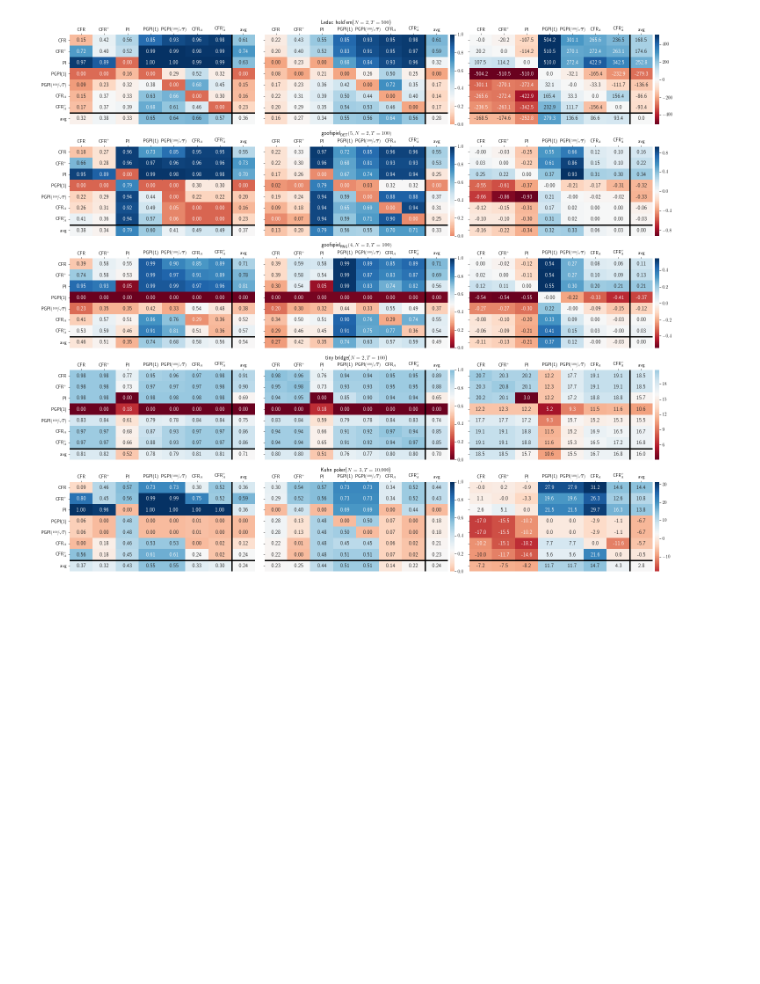
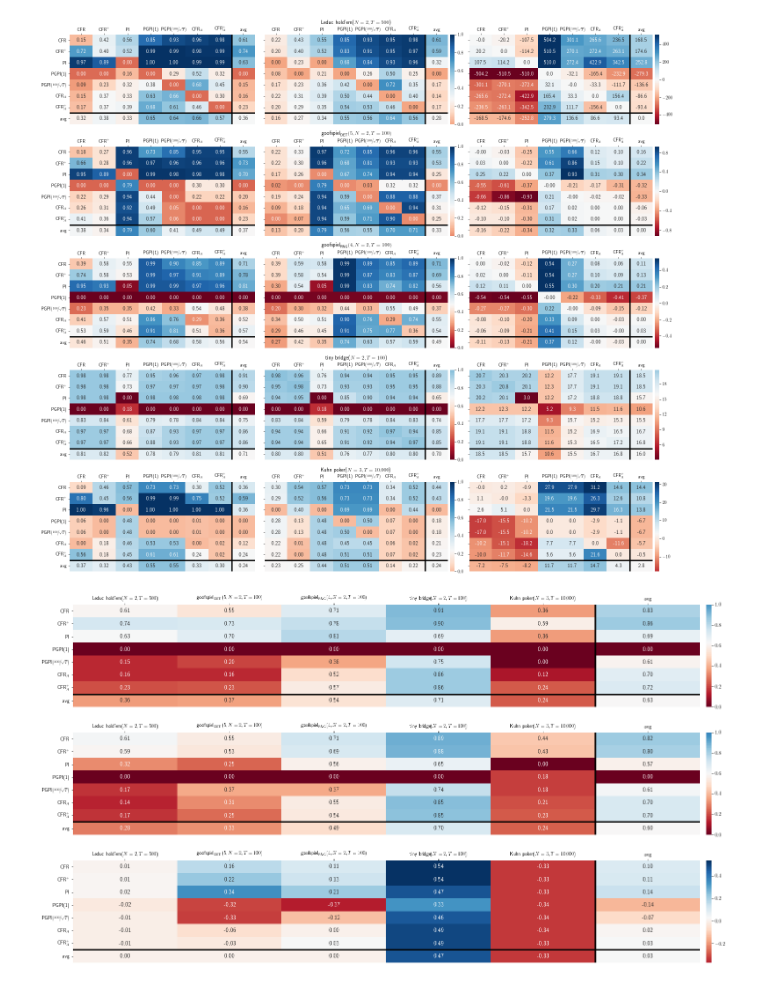
Before and after one commit to dmorrill10/hr_edl_experiments, a Jupyter notebook: mal_cfr_data.ipynb, the cells around one changed output. Cells and saved outputs as stored; diff of their text form; code cells hidden in the pictures; blank space fills up the shorter version.

Commit message:
Add heatmaps of avg performance.

```diff
--- a/mal_cfr_data.ipynb
+++ b/mal_cfr_data.ipynb
@@ -289,3 +353,35 @@ fig.savefig(f'results/heatmaps.aug21_2020.pdf')
 plt.show()
 # %% [output]
 [figure]
+# %%
+fig, axes_list = plt.subplots(
+    3,
+    1,
+    sharex=True,
+    sharey=True,
+    squeeze=True,
+    figsize=(20, 3.5 * 3))
+br_percentage_heatmap_avg(
+    data.query('mode == "fixed"').pivot(index='col_alg', columns=['row_alg', 'game_tag'], values='value').mean().unstack(),
+    ax=axes_list[0],
+    cbar_kws={'fraction': 0.05, 'pad': 0.01}
+)
+df_shuffled = data.query('mode == "shuffled"').pivot(index='seed', columns=['row_alg', 'game_tag', 'col_alg'], values='value').mean().unstack()
+br_percentage_heatmap_avg(
+    df_shuffled.transpose().mean().unstack(),
+    ax=axes_list[1],
+    cbar_kws={'fraction': 0.05, 'pad': 0.01}
+)
+df_sim = data.query('mode == "sim"').pivot(index='col_alg', columns=['row_alg', 'game_tag'], values='value').mean().unstack()
+heatmap_avg(
+    df_sim.apply(adjust_utilities, axis=1),
+    ax=axes_list[2],
+    cbar_kws={'fraction': 0.05, 'pad': 0.01},
+    fmt = "0.2f"
+)
+plt.tight_layout(0)
+plt.subplots_adjust(hspace=0.25)
+fig.savefig(f'results/avg_heatmaps.aug22_2020.pdf')
+plt.show()
+# %% [output]
+[figure, added]
```
Also changed, not shown: parts of 2 cells of this notebook.
